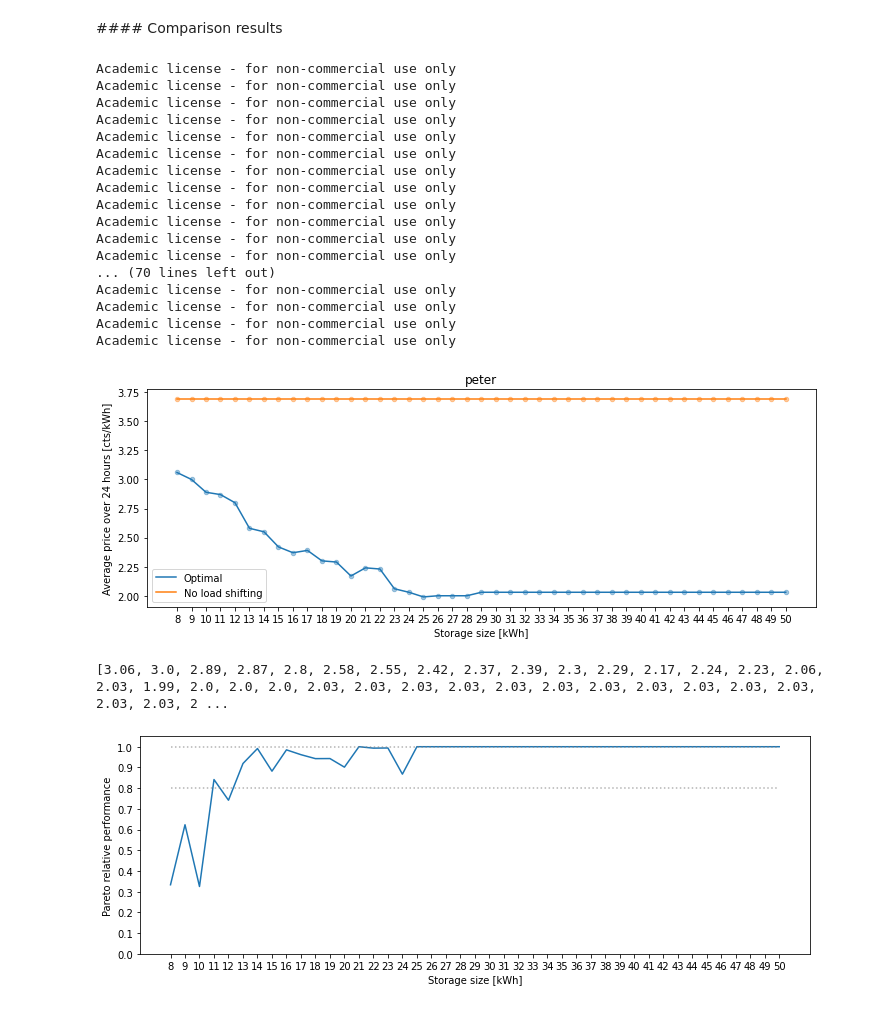
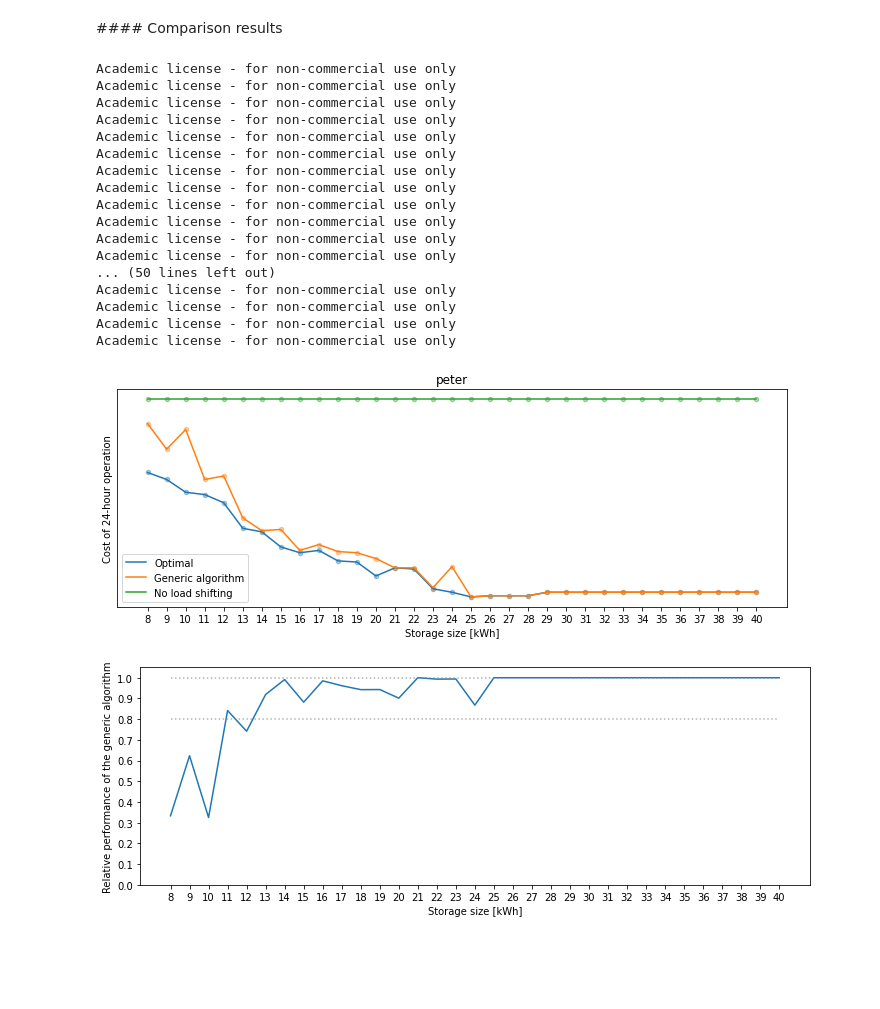
Before and after one commit to thdfw/master_thesis, a Jupyter notebook: pareto/z-notebook-pareto.ipynb, the cells around one changed output. Cells and saved outputs as stored; diff of their text form; code cells hidden in the pictures; blank space fills up the shorter version.

```diff
--- a/pareto/z-notebook-pareto.ipynb
+++ b/pareto/z-notebook-pareto.ipynb
@@ -1003,7 +1003,7 @@ Academic license - for non-commercial use only
 # %% [markdown]
 #### Comparison results
 # %%
-storage_size = list(range(8,51))
+storage_size = list(range(8,41))
 
 optimals = []
 paretos = []
@@ -1024,49 +1024,52 @@ title_fig = price_type
 plt.figure(figsize=(12,4))
 plt.title(title_fig)
 plt.xlabel("Storage size [kWh]")
-plt.ylabel("Average price over 24 hours [cts/kWh]")
+plt.ylabel("Cost of 24-hour operation")
 plt.plot(storage_size, optimals, label='Optimal')
 plt.scatter(storage_size, optimals, alpha=0.4, s=20)
-#plt.plot(storage_size, paretos, label='Pareto improved')
-#plt.scatter(storage_size, paretos, alpha=0.4, s=20)
+plt.plot(storage_size, paretos, label='Generic algorithm')
+plt.scatter(storage_size, paretos, alpha=0.4, s=20)
 #plt.plot(storage_size, paretos_ori, label='Pareto original')
 #plt.scatter(storage_size, paretos_ori, alpha=0.4, s=20)
 plt.plot(storage_size, no_shifts, label='No load shifting')
 plt.scatter(storage_size, no_shifts, alpha=0.4, s=20)
 plt.xticks(storage_size)
-plt.legend()#loc='upper left', bbox_to_anchor=(1, 1))
+plt.yticks([])
+plt.legend()#(loc='upper left', bbox_to_anchor=(1, 1))
+plt.savefig('pareto_performance.jpg', dpi=300)
 plt.show()
 
-print(optimals)
+#print(optimals)
 
 plt.figure(figsize=(12,4))
 plt.plot(storage_size, scaled)
 plt.xticks(storage_size)
 plt.xlabel("Storage size [kWh]")
-plt.ylabel("Pareto relative performance")
+plt.ylabel("Relative performance of the generic algorithm")
 plt.ylim([0,1.05])
 plt.plot(storage_size, [1]*len(scaled), linestyle='dotted', alpha=0.6, color='gray')
 plt.plot(storage_size, [0.8]*len(scaled), linestyle='dotted', alpha=0.6, color='gray')
 plt.yticks([x/10 for x in range(0,11)])
+
+plt.savefig('pareto_performance2.jpg', dpi=300)
 plt.show()
 # %% [output]
 Academic license - for non-commercial use only
 Academic license - for non-commercial use only
 Academic license - for non-commercial use only
 Academic license - for non-commercial use only
 Academic license - for non-commercial use only
 Academic license - for non-commercial use only
 Academic license - for non-commercial use only
 Academic license - for non-commercial use only
 Academic license - for non-commercial use only
 Academic license - for non-commercial use only
 Academic license - for non-commercial use only
 Academic license - for non-commercial use only
-... (70 lines left out)
+... (50 lines left out)
 Academic license - for non-commercial use only
 Academic license - for non-commercial use only
 Academic license - for non-commercial use only
 Academic license - for non-commercial use only
-[figure, old version]
+[figure, new version]
-[3.06, 3.0, 2.89, 2.87, 2.8, 2.58, 2.55, 2.42, 2.37, 2.39, 2.3, 2.29, 2.17, 2.24, 2.23, 2.06, 2.03, 1.99, 2.0, 2.0, 2.0, 2.03, 2.03, 2.03, 2.03, 2.03, 2.03, 2.03, 2.03, 2.03, 2.03, 2.03, 2.03, 2.03, 2 ...
-[figure, old version]
+[figure, new version]
```
Also changed, not shown: 12 other files.
